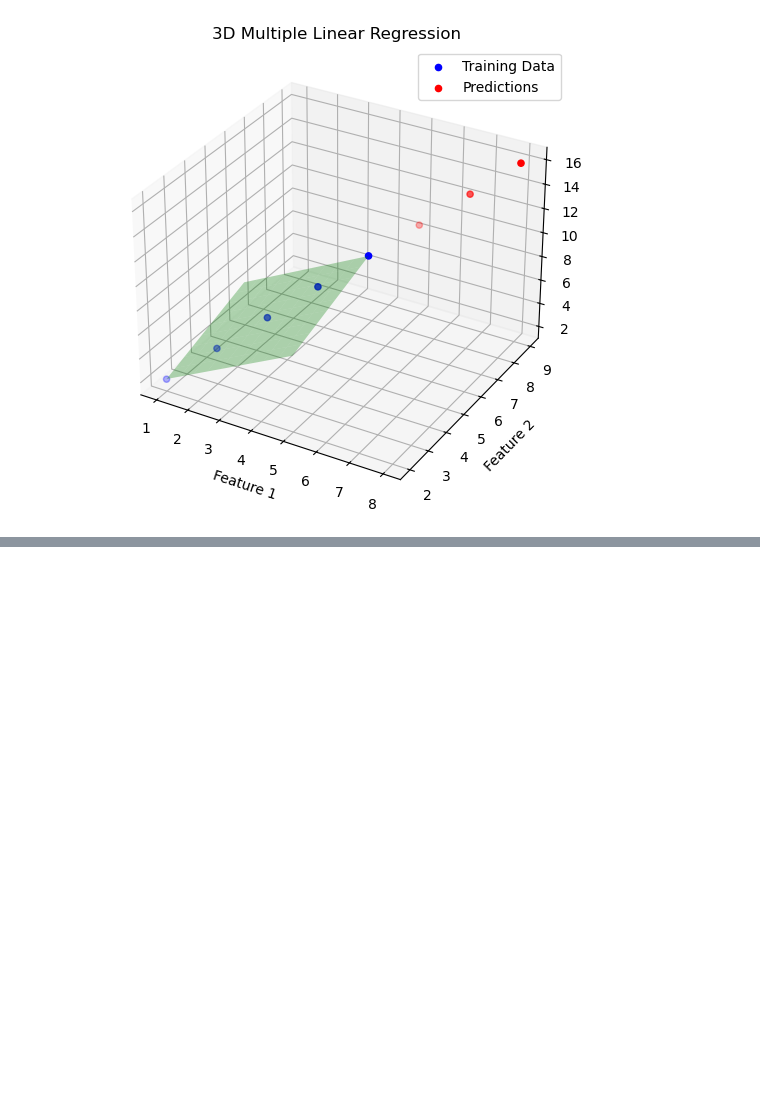
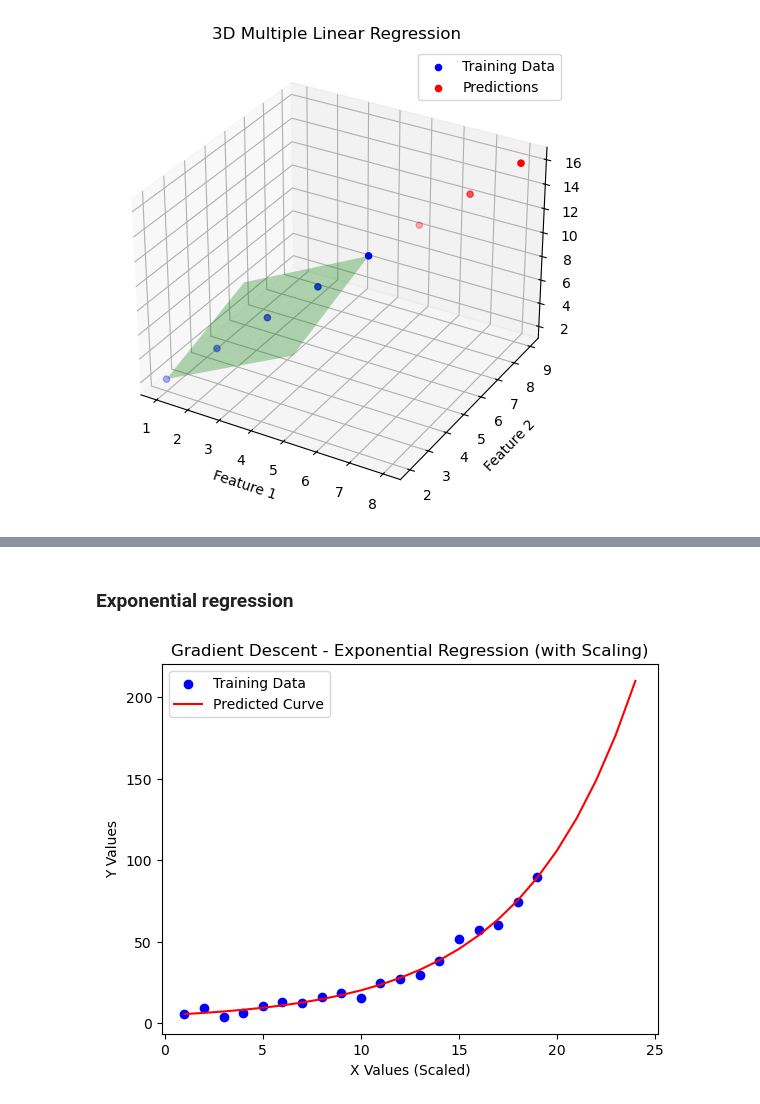
Before and after one commit to smoothyy3/Gradient-descent-from-scratch, a Jupyter notebook: test_GD.ipynb, the cells around one changed output, grey strips where cells are left out. Drawn from its saved outputs; the diff is of its cells as text; code cells hidden in the pictures; blank space fills up the shorter version.

```diff
--- a/test_GD.ipynb
+++ b/test_GD.ipynb
@@ -129,0 +169,31 @@ plt.show()
+# %% [markdown]
+### **Exponential regression**
+# %%
+X_train = [i for i in range(1, 20)]
+X_min, X_max = min(X_train), max(X_train)
+X_scaled = [(x - X_min) / (X_max - X_min) for x in X_train]  # normalize
+
+y_train = [2 * (2.7 ** (0.2 * x)) + 5 for x in X_train]
+y_train = [y + np.random.randn() * 3 for y in y_train]  # add some noise
+
+def cost_function(params):
+    a, b, c = params
+    y_pred = [a * (2.7 ** (b * x)) + c for x in X_scaled]
+    return MSE(y_train, y_pred)
+
+gd = Gradient_descent(learn_rate=0.0005, max_iter=10000, tolerance=1e-6)
+optimized_params = gd.fit(cost_function, params=[1.0, 0.01, 1.0])
+
+X_test = list(range(1, 25))
+X_test_scaled = [(x - X_min) / (X_max - X_min) for x in X_test]
+y_pred = [optimized_params[0] * (2.7 ** (optimized_params[1] * x)) + optimized_params[2] for x in X_test_scaled]
+
+plt.scatter(X_train, y_train, color='blue', label="Training Data")
+plt.plot(X_test, y_pred, color='red', label="Predicted Curve")
+plt.legend()
+plt.xlabel("X Values (Scaled)")
+plt.ylabel("Y Values")
+plt.title("Gradient Descent - Exponential Regression (with Scaling)")
+plt.show()
+# %% [output]
+[figure, added]
```
Also changed, not shown: parts of 15 cells of this notebook.
